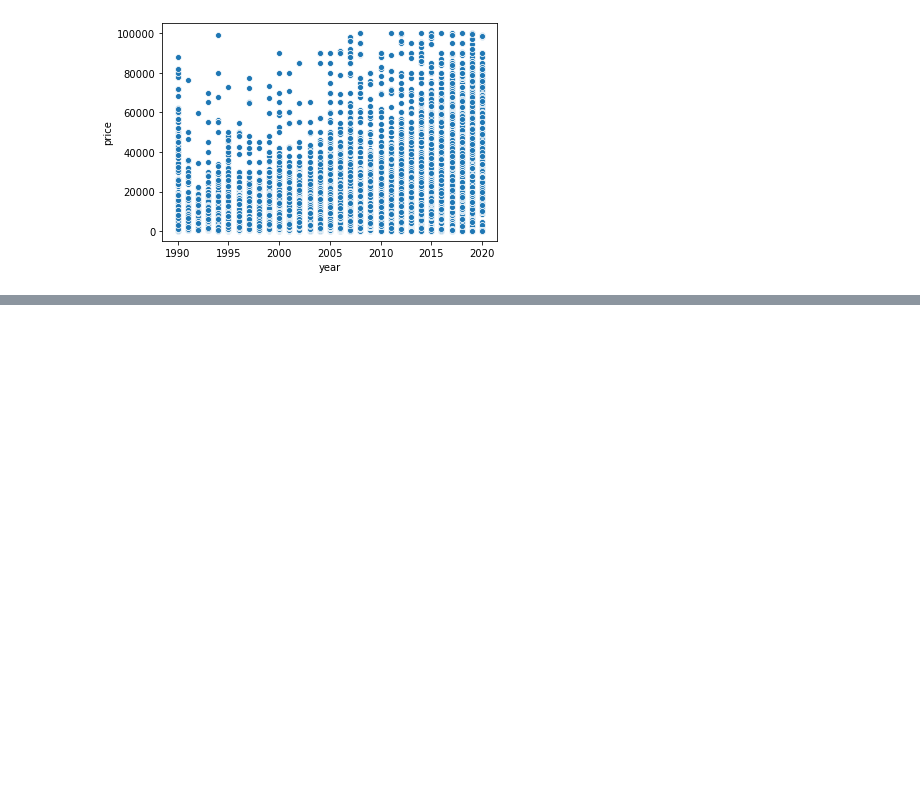
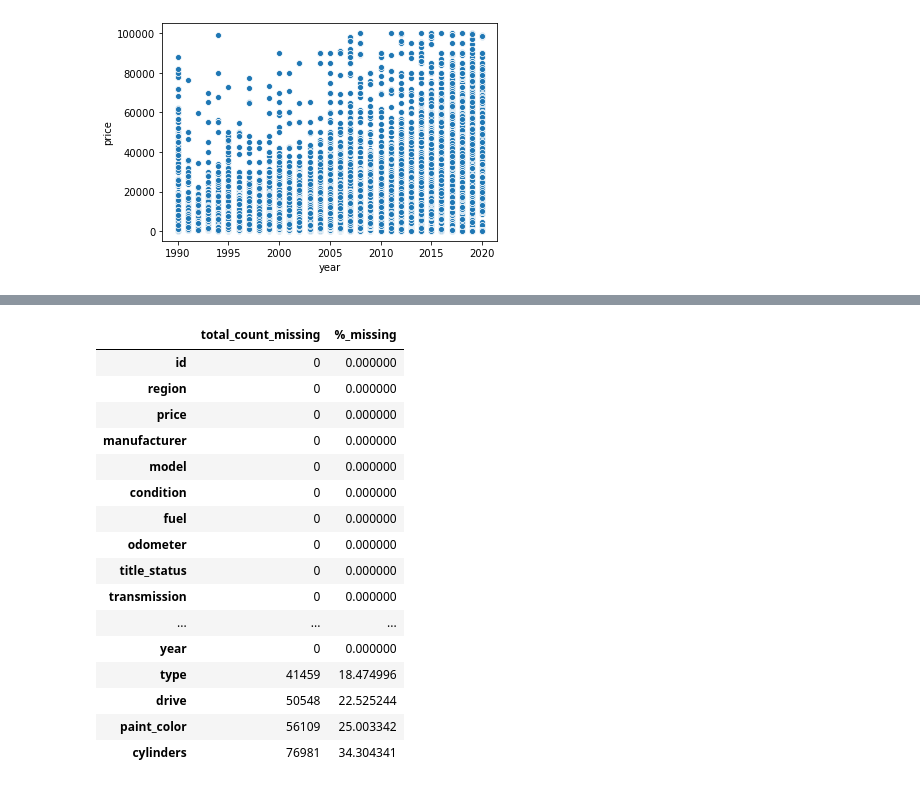
Before and after one commit to kmantha95/Predicting-Used-Car-Prices-CapstoneProject, a Jupyter notebook: predicting used car value - data wrangling.ipynb, the cells around one changed output, grey strips where cells are left out. Drawn from its saved outputs; the diff is of its cells as text; code cells hidden in the pictures; blank space fills up the shorter version.

```diff
--- a/predicting used car value - data wrangling.ipynb
+++ b/predicting used car value - data wrangling.ipynb
@@ -684,0 +733,24 @@ vehicle_data_drops_filtered.loc[vehicle_data_drops_filtered.year >= 2018]
+# %%
+vehicle_data_filtered2 = vehicle_data_filtered2.dropna(subset=['transmission','model','lat','long','manufacturer'])
+# %%
+missing_data = pd.concat([vehicle_data_filtered2.isnull().sum(), 100 * vehicle_data_filtered2.isnull().mean()], axis=1)
+missing_data.columns=['total_count_missing', '%_missing']
+missing_data.sort_values(by=['total_count_missing', '%_missing'])
+# %% [output]
+|  | total_count_missing | %_missing |
+| id | 0 | 0.000000 |
+| region | 0 | 0.000000 |
+| price | 0 | 0.000000 |
+| manufacturer | 0 | 0.000000 |
+| model | 0 | 0.000000 |
+| condition | 0 | 0.000000 |
+| fuel | 0 | 0.000000 |
+| odometer | 0 | 0.000000 |
+| title_status | 0 | 0.000000 |
+| transmission | 0 | 0.000000 |
+| ... | ... | ... |
+| year | 0 | 0.000000 |
+| type | 41459 | 18.474996 |
+| drive | 50548 | 22.525244 |
+| paint_color | 56109 | 25.003342 |
+| cylinders | 76981 | 34.304341 |
```
Also changed, not shown: parts of 11 cells of this notebook.
